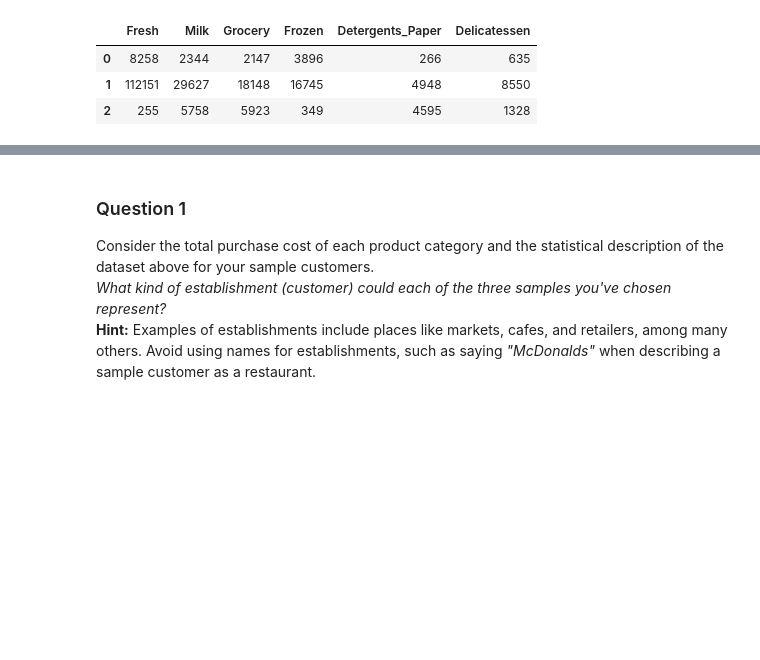
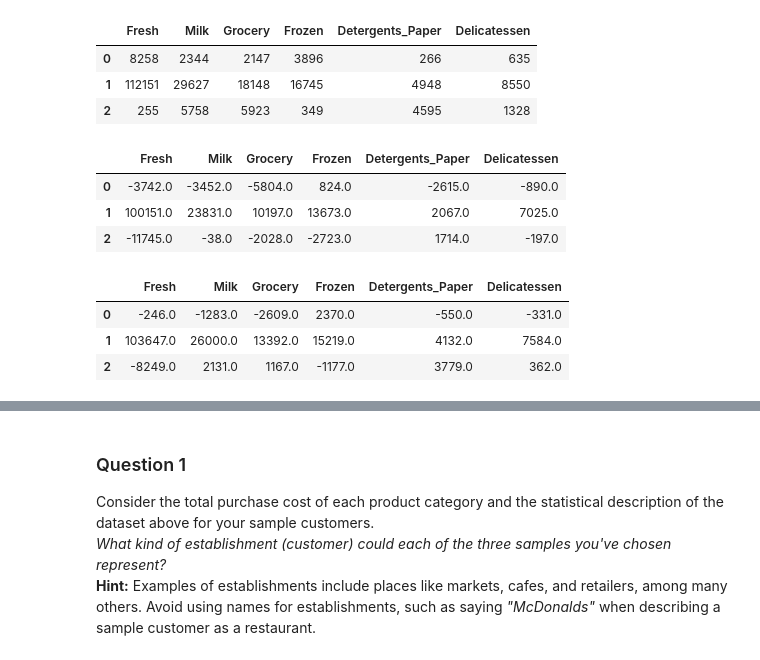
Before and after one commit to donigian/machine_learning_nano_degree, a Jupyter notebook: customer_segments/customer_segments.ipynb, the cells around one changed output, grey strips where cells are left out. Cells and saved outputs as stored; diff of their text form; code cells hidden in the pictures; blank space fills up the shorter version.

```diff
--- a/customer_segments/customer_segments.ipynb
+++ b/customer_segments/customer_segments.ipynb
@@ -141,3 +141,15 @@ Chosen samples of wholesale customers dataset:
 | 0 | 8258 | 2344 | 2147 | 3896 | 266 | 635 |
 | 1 | 112151 | 29627 | 18148 | 16745 | 4948 | 8550 |
 | 2 | 255 | 5758 | 5923 | 349 | 4595 | 1328 |
+# %%
+display(samples - np.round(data.mean()))
+display(samples - np.round(data.median()))
+# %% [output]
+|  | Fresh | Milk | Grocery | Frozen | Detergents_Paper | Delicatessen |
+| 0 | -3742.0 | -3452.0 | -5804.0 | 824.0 | -2615.0 | -890.0 |
+| 1 | 100151.0 | 23831.0 | 10197.0 | 13673.0 | 2067.0 | 7025.0 |
+| 2 | -11745.0 | -38.0 | -2028.0 | -2723.0 | 1714.0 | -197.0 |
+|  | Fresh | Milk | Grocery | Frozen | Detergents_Paper | Delicatessen |
+| 0 | -246.0 | -1283.0 | -2609.0 | 2370.0 | -550.0 | -331.0 |
+| 1 | 103647.0 | 26000.0 | 13392.0 | 15219.0 | 4132.0 | 7584.0 |
+| 2 | -8249.0 | 2131.0 | 1167.0 | -1177.0 | 3779.0 | 362.0 |
```
Also changed, not shown: parts of 22 cells of this notebook, 1 other file.
